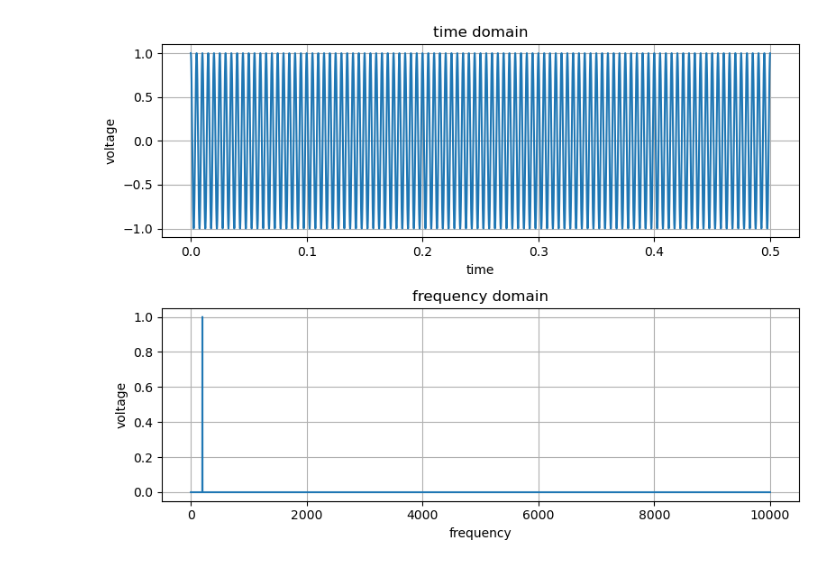
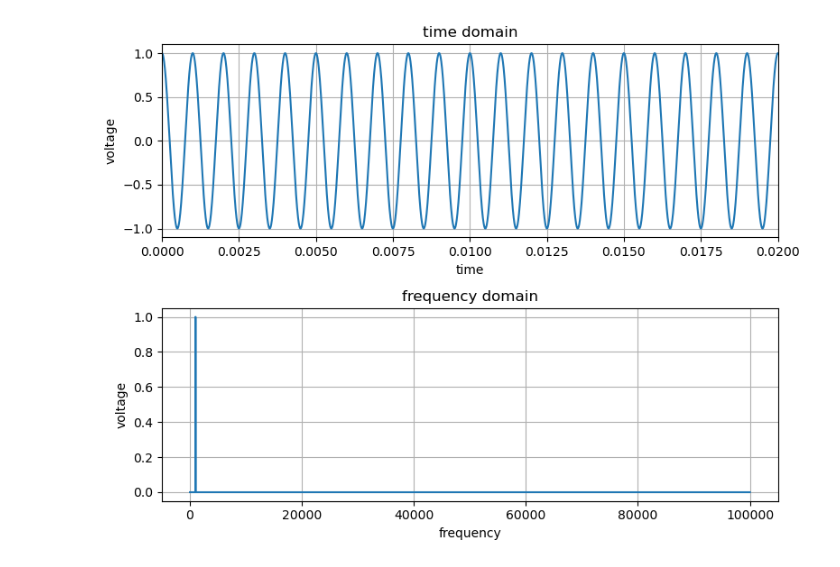
Before and after one commit to eneukirchner/jupyter-signal-simulations, a Jupyter notebook: wave.ipynb, the cells around one changed output. Saved outputs shown, nothing was run; the diff lists cells and outputs as text; code cells hidden in the pictures.

```diff
--- a/wave.ipynb
+++ b/wave.ipynb
@@ -6,44 +6,44 @@ from IPython.display import Audio
 
 
 # Sample rate
-fs = 20000
+fs = 200000
 Ts = 1/fs
 Tmax = 0.5
 t = np.arange(0, Tmax, Ts)  # Time vector start/stop/step
 
 # Wave
-fb = 200
+fb = 1000
 ub = np.cos(2 * np.pi * fb * t)
 
 # Plot Time Domain
 plt.figure(figsize=(8, 6))
 plt.subplot(2, 1, 1)  # 2 rows, 1 column, 1st row
 plt.title('time domain')
 plt.plot(t, ub)
-# plt.xlim(0, 0.1) # zoom if needed
+# plt.xlim(0, 0.01) # zoom if needed
 plt.grid(True)
 plt.xlabel('time')
 plt.ylabel('voltage')
-#plt.xlim(0, 0.02)  # Limit x-axis from 0 to 0.01
+plt.xlim(0, 0.02)  # Limit x-axis from 0 to 0.01
 
 # Calculate Spectrum
 F = np.fft.fft(ub)
 n = len(ub)  # number of samples
 f = np.fft.fftfreq(n, 1/fs) # frequency range
 volt = 2/n * np.abs(F)  # voltage of the DFT
 
 # Plot Frequency Domain
 plt.subplot(2, 1, 2)  # 2 rows, 1 column, 2nd row
 plt.title('frequency domain')
 plt.plot(f[:n//2], volt[:n//2]) # plot only positive frequencies
 plt.grid(True)
 plt.xlabel('frequency')
 plt.ylabel('voltage')
 plt.tight_layout()
 plt.show()
 
 # Audio Player
 Audio(data = ub, rate = fs)
 # %% [output]
-[figure, old version]
+[figure, new version]
 [interactive output not drawn]
```
Also changed, not shown: 3 other files.
